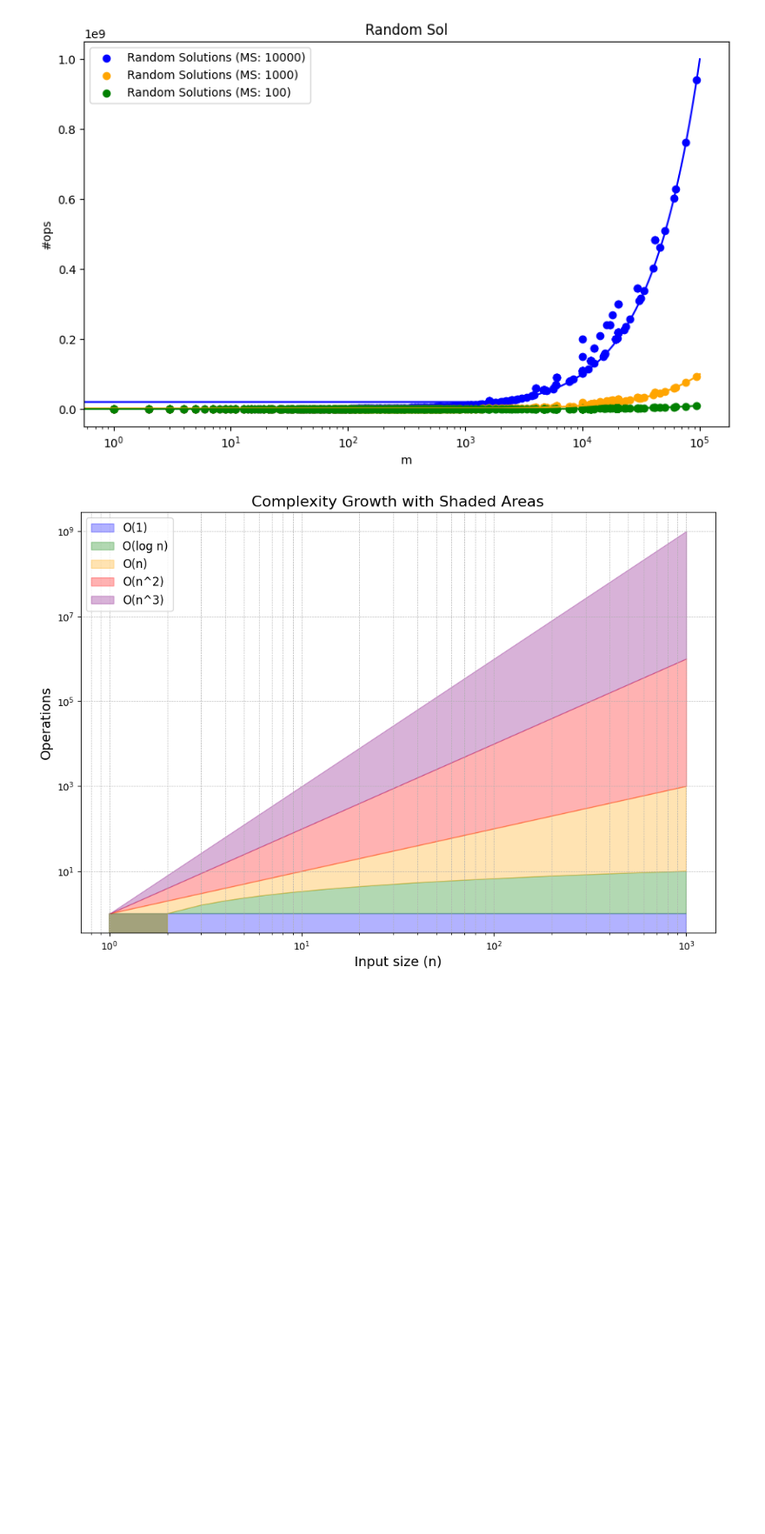
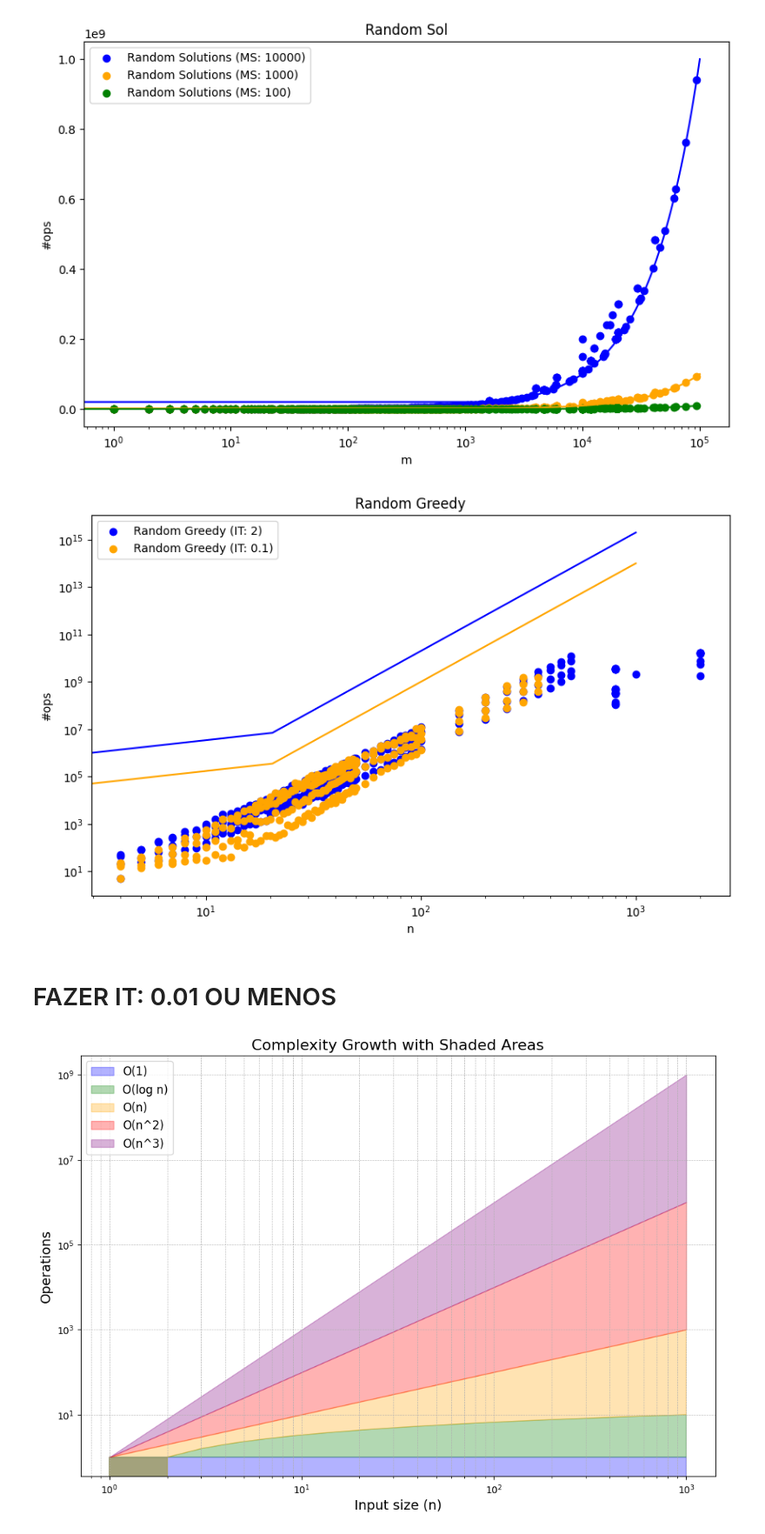
Before and after one commit to Hugoverissimo21/max-weighted-cut-02, a Jupyter notebook: benchmarks (03plots).ipynb, the cells around one changed output. Shown at 87% size. Cells and saved outputs as stored; diff of their text form; code cells hidden in the pictures; blank space fills up the shorter version.

```diff
--- a/benchmarks (03plots).ipynb
+++ b/benchmarks (03plots).ipynb
@@ -70,6 +70,41 @@ plt.xscale("log")
 plt.show()
 # %% [output]
 [figure]
+# %%
+alg = "Random Greedy"
+metrics = "#ops"
+size = "n"
+colors = ["blue", "orange", "green", "red"]
+
+a = -1
+plt.figure(figsize=(10, 6))
+for h1, h2 in results.columns:
+    if h2 == "#ops" and alg in h1:
+        a += 1
+        itlim = float(h1.replace(")", "").split()[3])
+
+
+        x = results[("Graph", size)]
+        y = results[(h1, h2)]
+        sorted_points = sorted(zip(x, y))  # Create tuples and sort by x
+        x_sorted, y_sorted = zip(*sorted_points)  # Unzip into two sorted lists
+        plt.scatter(x, y, label=f"{h1}", color = colors[a])
+
+        x = np.linspace(0, 10**3)
+        y = x**5 * itlim
+
+        plt.plot(x, y, color = colors[a])
+plt.title(f"{alg}")
+plt.xlabel(f"{size}")
+plt.ylabel(f"{metrics}")
+plt.legend()
+plt.xscale("log")
+plt.yscale("log")
+plt.show()
+# %% [output]
+[figure, added]
+# %% [markdown]
+# FAZER IT: 0.01 OU MENOS
 # %%
 import numpy as np
 import matplotlib.pyplot as plt
```
Also changed, not shown: 1 other file.
